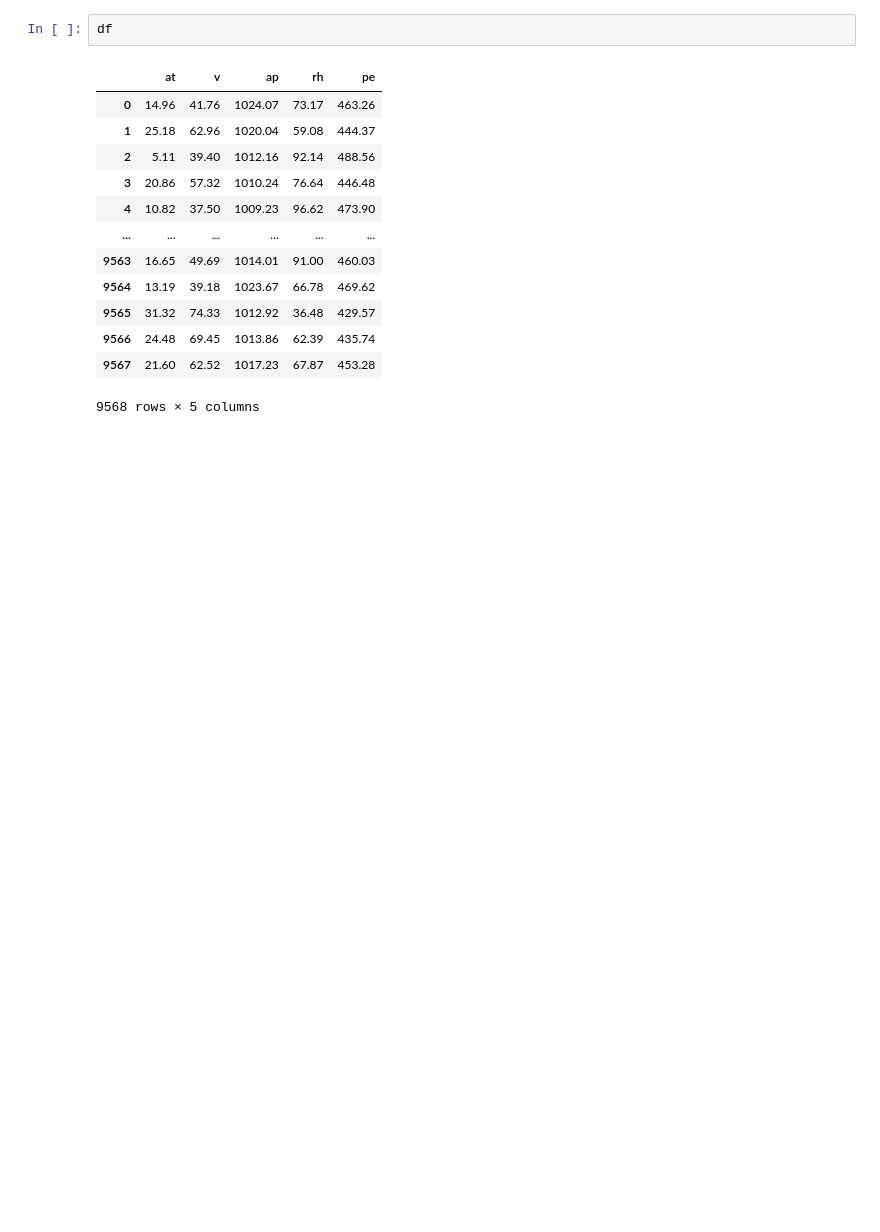
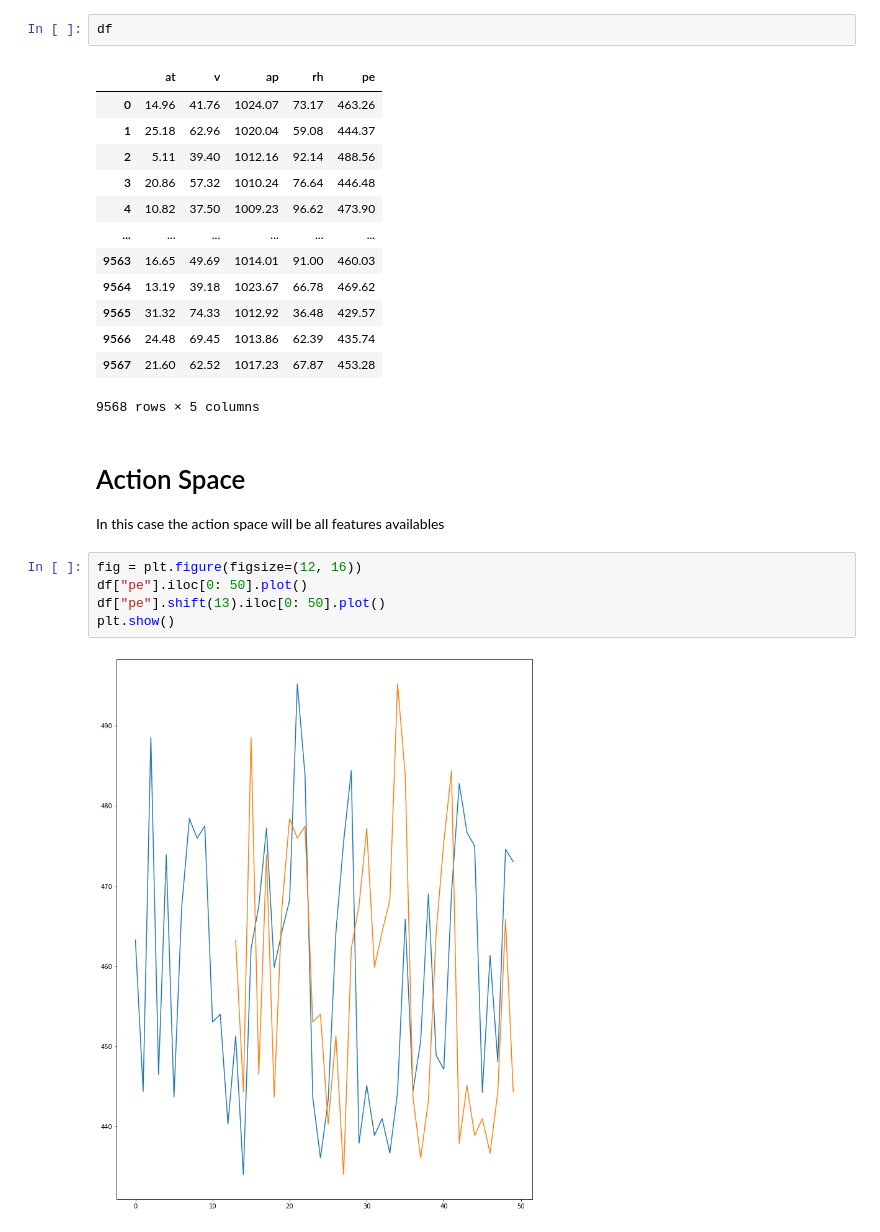
Before and after one commit to matheus695p/deep-rl-mpc, a Jupyter notebook: notebooks/1. ReadDataFrame.ipynb, the cells around one changed output. Saved outputs shown, nothing was run; the diff lists cells and outputs as text; blank space fills up the shorter version.

```diff
--- a/notebooks/1. ReadDataFrame.ipynb
+++ b/notebooks/1. ReadDataFrame.ipynb
@@ -68,3 +69,14 @@ df
 | 9566 | 24.48 | 69.45 | 1013.86 | 62.39 | 435.74 |
 | 9567 | 21.60 | 62.52 | 1017.23 | 67.87 | 453.28 |
 9568 rows × 5 columns
+# %% [markdown]
+# Action Space
+
+In this case the action space will be all features availables
+# %%
+fig = plt.figure(figsize=(12, 16))
+df["pe"].iloc[0: 50].plot()
+df["pe"].shift(13).iloc[0: 50].plot()
+plt.show()
+# %% [output]
+[figure, added]
```
Also changed, not shown: parts of 3 cells of this notebook, 4 other files.
